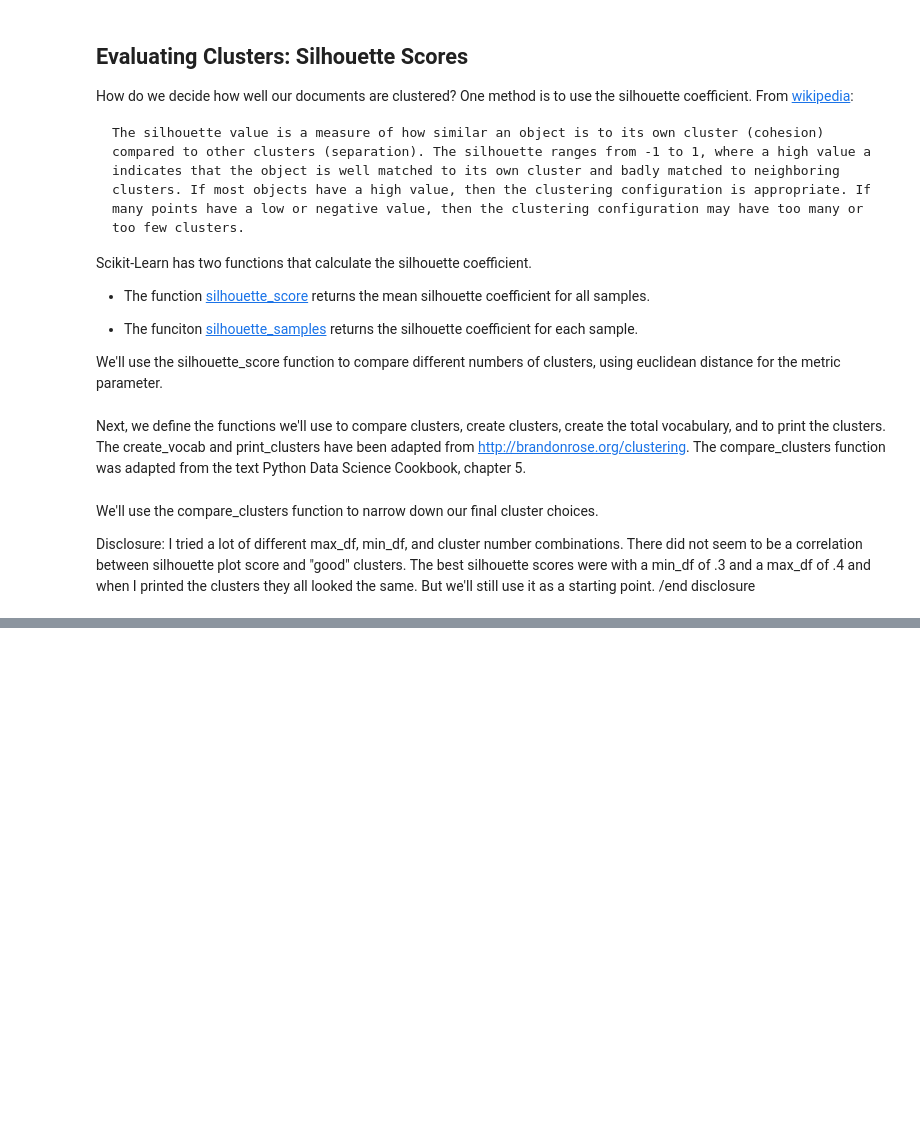
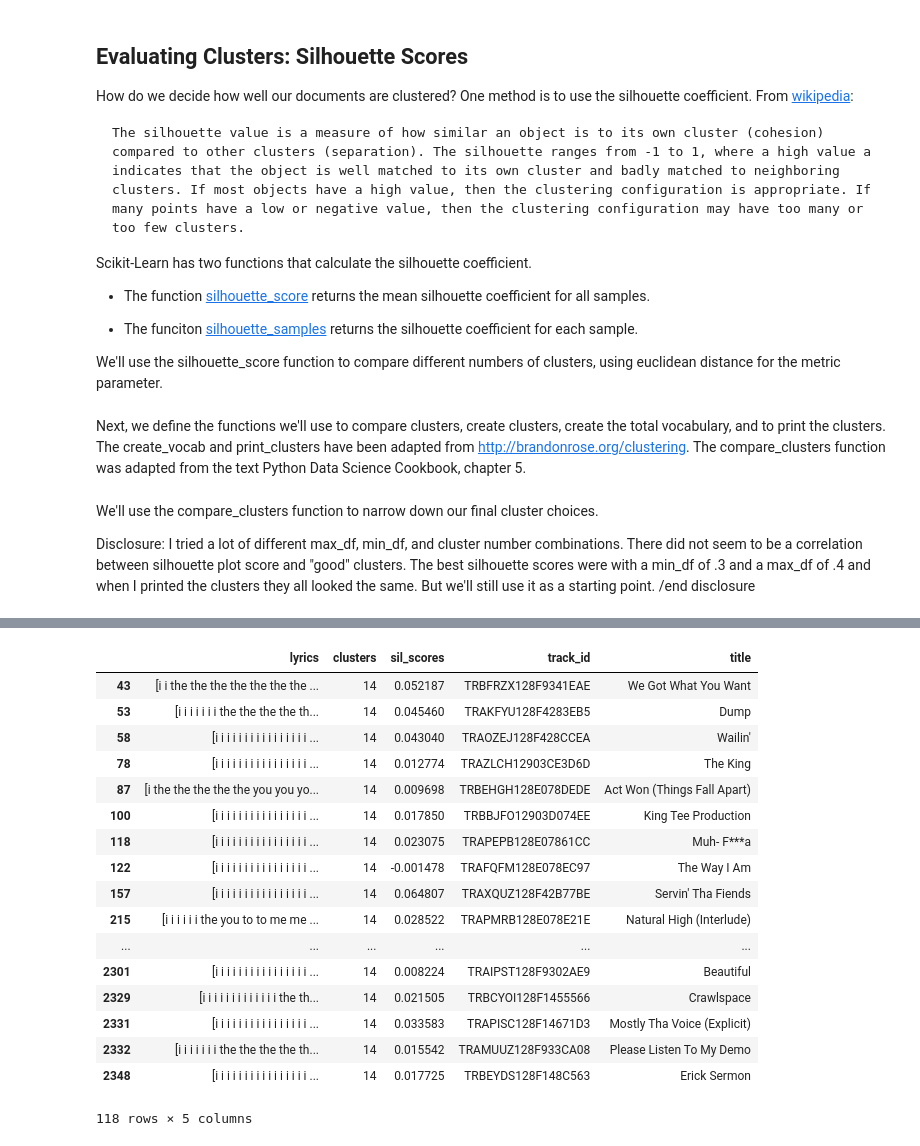
Before and after one commit to ezriah/MillionSongs, a Jupyter notebook: Project-Lyrics-Cluster-Analysis.ipynb, the cells around one changed output, grey strips where cells are left out. Saved outputs shown, nothing was run; the diff lists cells and outputs as text; code cells hidden in the pictures; blank space fills up the shorter version.

```diff
--- a/Project-Lyrics-Cluster-Analysis.ipynb
+++ b/Project-Lyrics-Cluster-Analysis.ipynb
@@ -519,0 +438,22 @@ Name: clusters, dtype: int64
+# %%
+clus14 = title_clusters.loc[title_clusters['clusters'] == 14]
+clus14
+# %% [output]
+|  | lyrics | clusters | sil_scores | track_id | title |
+| 43 | [i i the the the the the the the ... | 14 | 0.052187 | TRBFRZX128F9341EAE | We Got What You Want |
+| 53 | [i i i i i i i the the the the th... | 14 | 0.045460 | TRAKFYU128F4283EB5 | Dump |
+| 58 | [i i i i i i i i i i i i i i i i ... | 14 | 0.043040 | TRAOZEJ128F428CCEA | Wailin' |
+| 78 | [i i i i i i i i i i i i i i i i ... | 14 | 0.012774 | TRAZLCH12903CE3D6D | The King |
+| 87 | [i the the the the the you you yo... | 14 | 0.009698 | TRBEHGH128E078DEDE | Act Won (Things Fall Apart) |
+| 100 | [i i i i i i i i i i i i i i i i ... | 14 | 0.017850 | TRBBJFO12903D074EE | King Tee Production |
+| 118 | [i i i i i i i i i i i i i i i i ... | 14 | 0.023075 | TRAPEPB128E07861CC | Muh- F***a |
+| 122 | [i i i i i i i i i i i i i i i i ... | 14 | -0.001478 | TRAFQFM128E078EC97 | The Way I Am |
+| 157 | [i i i i i i i i i i i i i i i i ... | 14 | 0.064807 | TRAXQUZ128F42B77BE | Servin' Tha Fiends |
+| 215 | [i i i i i i the you to to me me ... | 14 | 0.028522 | TRAPMRB128E078E21E | Natural High (Interlude) |
+| ... | ... | ... | ... | ... | ... |
+| 2301 | [i i i i i i i i i i i i i i i i ... | 14 | 0.008224 | TRAIPST128F9302AE9 | Beautiful |
+| 2329 | [i i i i i i i i i i i i i the th... | 14 | 0.021505 | TRBCYOI128F1455566 | Crawlspace |
+| 2331 | [i i i i i i i i i i i i i i i i ... | 14 | 0.033583 | TRAPISC128F14671D3 | Mostly Tha Voice (Explicit) |
+| 2332 | [i i i i i i i the the the the th... | 14 | 0.015542 | TRAMUUZ128F933CA08 | Please Listen To My Demo |
+| 2348 | [i i i i i i i i i i i i i i i i ... | 14 | 0.017725 | TRBEYDS128F148C563 | Erick Sermon |
+118 rows × 5 columns
```
Also changed, not shown: parts of 18 cells of this notebook.
